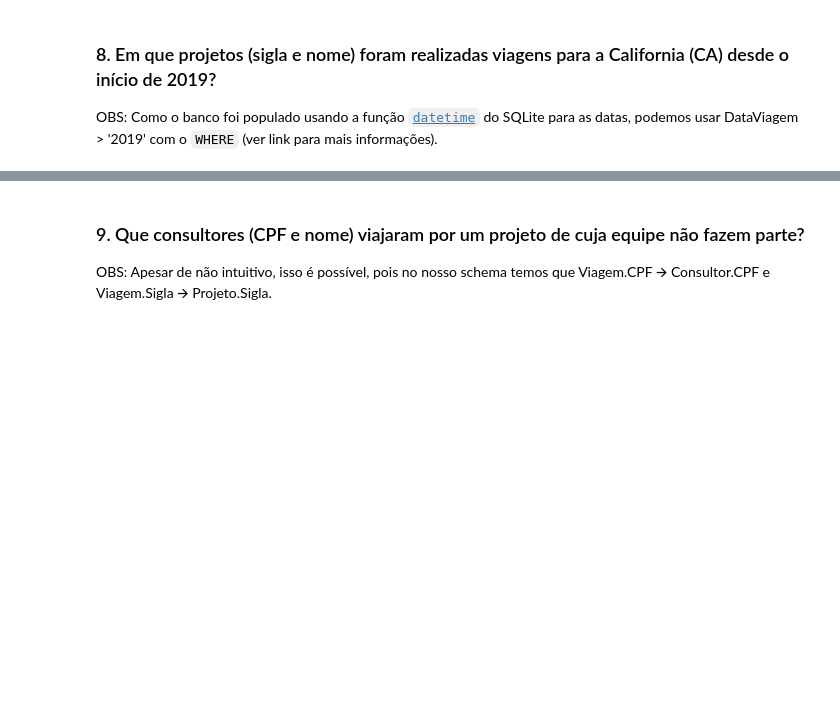
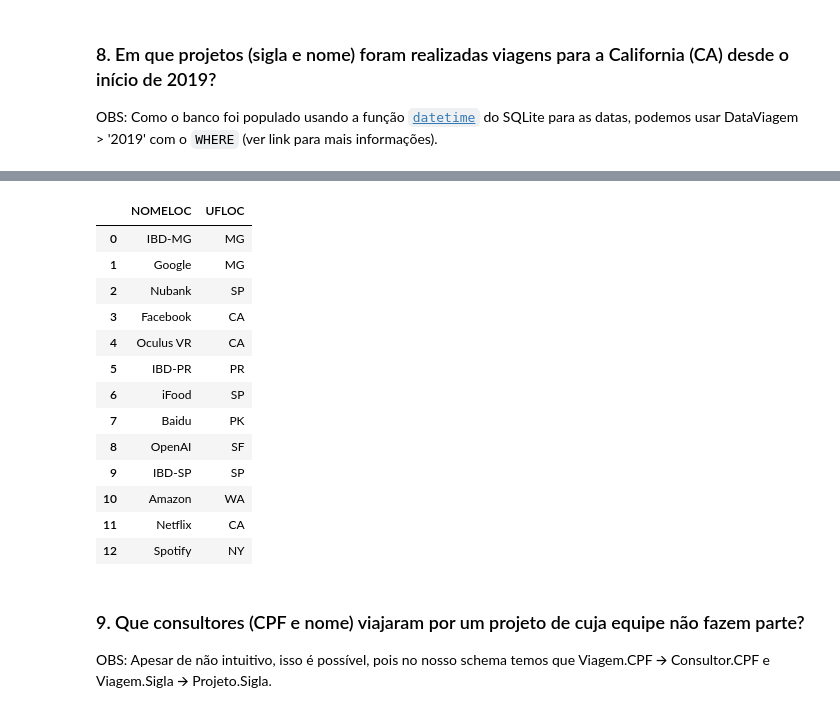
Before and after one commit to abnermneves/ibd, a Jupyter notebook: exercicios/Exercícios parte 2.ipynb, the cells around one changed output, grey strips where cells are left out. Saved outputs shown, nothing was run; the diff lists cells and outputs as text; code cells hidden in the pictures; blank space fills up the shorter version.

```diff
--- a/exercicios/Exercícios parte 2.ipynb
+++ b/exercicios/Exercícios parte 2.ipynb
@@ -218,3 +265,20 @@ OBS: Como o banco foi populado usando a função [`datetime`](https://www.sqlite
+# %%
+local
+# %% [output]
+|  | NOMELOC | UFLOC |
+| 0 | IBD-MG | MG |
+| 1 | Google | MG |
+| 2 | Nubank | SP |
+| 3 | Facebook | CA |
+| 4 | Oculus VR | CA |
+| 5 | IBD-PR | PR |
+| 6 | iFood | SP |
+| 7 | Baidu | PK |
+| 8 | OpenAI | SF |
+| 9 | IBD-SP | SP |
+| 10 | Amazon | WA |
+| 11 | Netflix | CA |
+| 12 | Spotify | NY |
 # %% [markdown]
 ### 9. Que consultores (CPF e nome) viajaram por um projeto de cuja equipe não fazem parte?
 OBS: Apesar de não intuitivo, isso é possível, pois no nosso schema temos que Viagem.CPF 🡪 Consultor.CPF e Viagem.Sigla 🡪 Projeto.Sigla.
```
Also changed, not shown: parts of 3 cells of this notebook.
